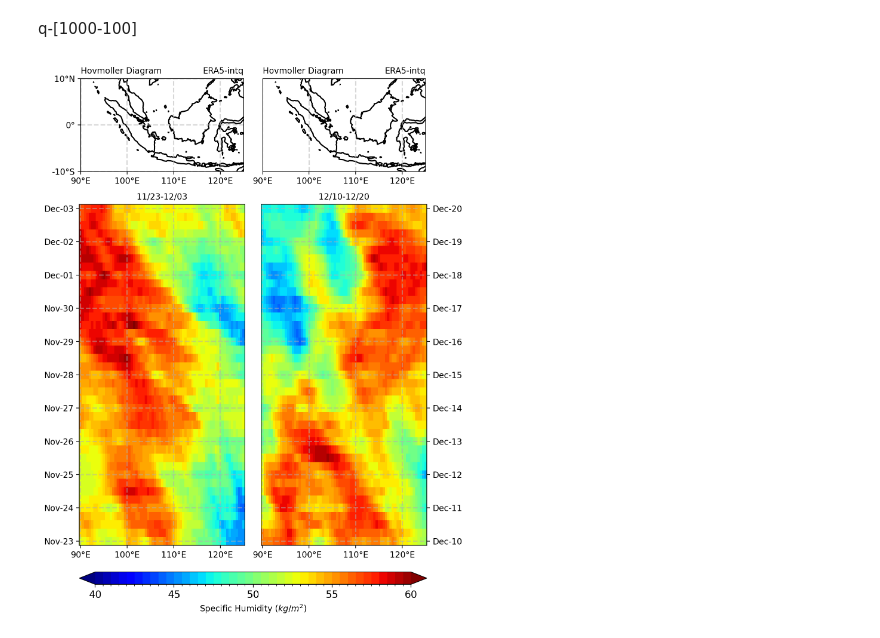
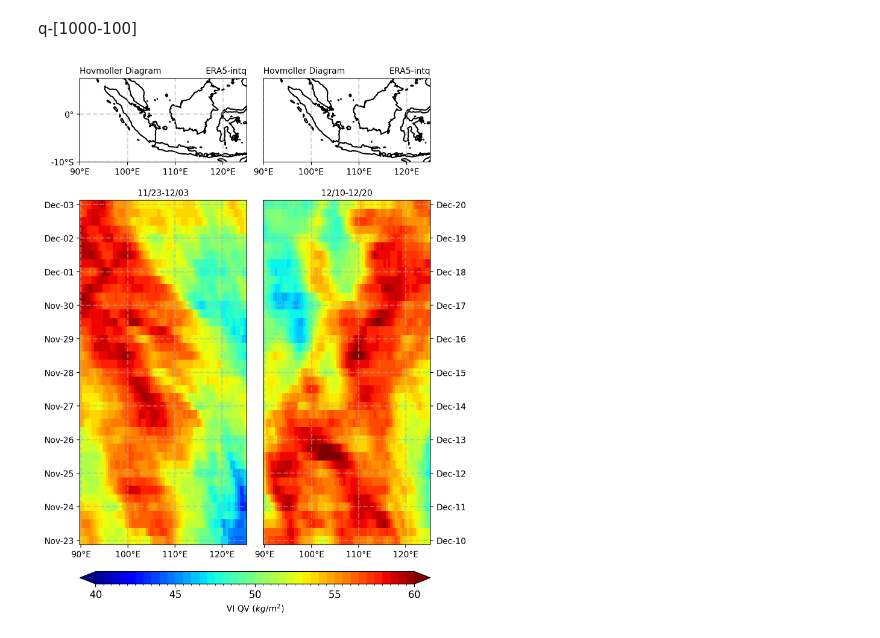
Before and after one commit to HragNajarian/PhD-Work, a Jupyter notebook: analysis/ERA5_analysis.ipynb, the cells around one changed output. Drawn from its saved outputs; the diff is of its cells as text; code cells hidden in the pictures.

```diff
--- a/analysis/ERA5_analysis.ipynb
+++ b/analysis/ERA5_analysis.ipynb
@@ -207,7 +207,7 @@ q700_filename_new = '/ourdisk/hpc/radclouds/auto_archive_notyet/tape_2copies/hra
 u850_filename_old = '/ourdisk/hpc/radclouds/auto_archive_notyet/tape_2copies/hragnajarian/obs_data/ERA5-u850-_2015-11-23-00:00-12-03-00:00.nc'
 u850_filename_new = '/ourdisk/hpc/radclouds/auto_archive_notyet/tape_2copies/hragnajarian/obs_data/ERA5-u850-_2015-12-10-00:00-12-20-00:00.nc'
 
-lat_bound = [10,-10]	# South to North
+lat_bound = [7.5,-10]	# North to South
 lon_bound = [90,125]	# West to East
 
 ds_intq_old = xr.open_dataset(intq_filename_old)
@@ -624,6 +719,7 @@ ax1.set_xticklabels(x_tick_labels)
 ax1.grid(linestyle='--', linewidth=1.5, alpha=.5)
 # Plot the coast lines
 ax1.coastlines(linewidth=1.5, color='k', resolution='50m')  # cartopy function
+ax1.set_ylim([lat_bound[1],lat_bound[0]])
 
 # Set titles
 ax1.set_title('Hovmoller Diagram', loc='left', fontsize=10)
@@ -643,7 +739,7 @@ ax2.set_xticklabels(x_tick_labels)
 ax2.grid(linestyle='--', linewidth=1.5, alpha=.5)
 # Plot the coast lines
 ax2.coastlines(linewidth=1.5, color='k', resolution='50m')  # cartopy function
-
+ax2.set_ylim([lat_bound[1],lat_bound[0]])
 # Set titles
 ax2.set_title('Hovmoller Diagram', loc='left', fontsize=10)
 ax2.set_title('ERA5-intq', loc='right', fontsize=10)
@@ -676,34 +772,34 @@ ax3.set_ylabel('')
 
 ax4 = fig.add_subplot(gs[2, 1])
 ## Preparing data to be plotted
 # Plot the rain rates
 cf2 = da_intq_new.mean('latitude').plot(
     ax=ax4,
     add_colorbar=False,
     xticks=np.arange(lon_bound[0], lon_bound[1], 10),
     cmap='jet',
     levels=np.arange(clevel[0], clevel[1]+cdl, cdl),
     extend='both'
 )
 # Create grids
 ax4.grid(linestyle='--', linewidth=1.5, alpha=0.5)
 ax4.set_title('12/10-12/20', loc='center', fontsize=10)
 ax4.set_xticklabels(x_tick_labels)
 # Set y-ticks
 t = da_intq_new.time[::4].dt.strftime("%b-%d")
 ax4.set_yticks(da_intq_new.time[::4])
 ax4.set_yticklabels(t.values)
 # Move y-axis ticks and labels to the right
 ax4.yaxis.tick_right()
 ax4.yaxis.set_label_position('right')
 ax4.set_xlabel('')
 ax4.set_ylabel('')
 
 # Plot the colorbars
 	# Rain rate colorbar
 ax5 = fig.add_subplot(gs[4, :])
-cbar2 = plt.colorbar(cf2, cax=ax5, orientation='horizontal', extend='both', ticks=np.arange(levels[0],levels[1]+1,5))
-cbar2.set_ticklabels(np.arange(levels[0],levels[1]+1,5), fontsize=fs-6)
-cbar2.set_label('Specific Humidity ($kg/m^{2}$)')
+cbar2 = plt.colorbar(cf2, cax=ax5, orientation='horizontal', extend='both', ticks=np.arange(clevel[0],clevel[1]+1,5))
+cbar2.set_ticklabels(np.arange(clevel[0],clevel[1]+1,5), fontsize=fs-6)
+cbar2.set_label('VI QV ($kg/m^{2}$)')
 # %% [output]
-[figure, old version]
+[figure, new version]
```
Also changed, not shown: parts of 8 cells of this notebook.
